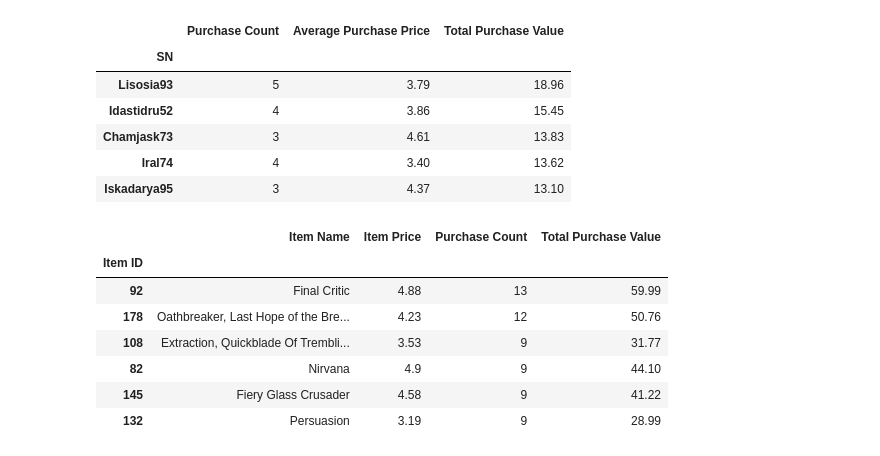
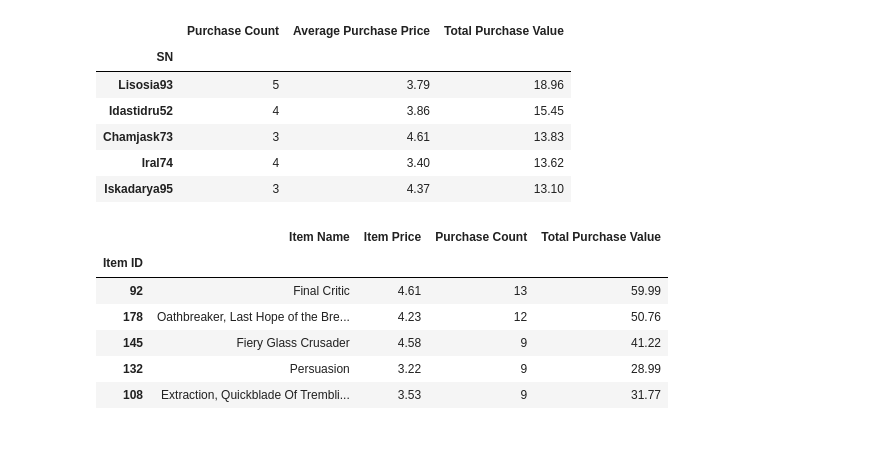
Before and after one commit to hannahduncan/pandas-challenge, a Jupyter notebook: HeroesOfPymoli/main.ipynb, the cells around one changed output. Drawn from its saved outputs; the diff is of its cells as text; code cells hidden in the pictures.

```diff
--- a/HeroesOfPymoli/main.ipynb
+++ b/HeroesOfPymoli/main.ipynb
@@ -54,6 +48,7 @@ Total revenue: $2379.77
 unique_users = []
 genders =[]
 ages = []
+items = []
 unique_items_list = []
 unique_items_dict = {}
 unique_items = []
@@ -74,7 +69,7 @@ with open(csvPath) as csvFile:
             ages.append(age)
         if itemID not in unique_items_list:
             unique_items_list.append(itemID)
-            unique_items_dict = {"Item ID": itemID, "Item Name": itemName, "Item Price":itemPrice}
+            unique_items_dict = {"Item ID": itemID, "Item Name": itemName}
             unique_items.append(unique_items_dict)
 # %%
 #Create unique_users_df (holds single row for each player's SN, Age)
@@ -105,8 +100,18 @@ unique_user_df
 576 rows × 2 columns
 # %%
 #Create unique_items_df (holds single row for each item's ItemID, Item Name, Price)
+avg_price_dict = {}
+avg_price_list = []
 
 unique_items_df = pd.DataFrame(unique_items)
 unique_items_df["Item ID"]=unique_items_df["Item ID"].astype(int)
 unique_items_df.set_index("Item ID")
+
+for item in unique_items_list:
+    individual_item_df = game_df.loc[game_df["Item ID"]==item,"Price"]
+    avgPrice = round(individual_item_df.mean(),2)
+    avg_price_list.append(avgPrice)
+
+unique_items_df["Item Price"]=avg_price_list
+unique_items_df.head()
 # %% [output]
@@ -193,14 +190,13 @@ unique_user_df["Age Ranges"] = pd.cut(unique_user_df["Age"], bins, labels=age_ra
 unique_user_df = unique_user_df.drop("Age",1)
 
 
-playerPerc = round(1/576*100,2)
+playerPerc = (1/576)*100
 for i in range(576):
     percent_list.append(playerPerc)
     age_count.append(1)
 
 unique_user_df["Percentage of Players"] = percent_list
 unique_user_df["Player Count"] = age_count
-#unique_user_df.reset_index()
 
 grouped_age_df = unique_user_df.groupby("Age Ranges")
 grouped_age_df.sum()
@@ -360,34 +356,33 @@ spenders_df.head()
 # %%
 #Most Popular Items
 
 items_list = []
 items_dict = {}
 item_name_list = []
 
 for i in range(len(unique_items_list)):
     itemID = int(unique_items_list[i])
     individual_item_df = game_df.loc[game_df["Item ID"]==itemID,:]
     itemPurchases = individual_item_df["Item Name"].count()
     totalItemPurchasePrice = individual_item_df["Price"].sum()
     items_dict = {"Item ID":itemID, "Purchase Count":itemPurchases, "Total Purchase Value":totalItemPurchasePrice}
     items_list.append(items_dict)
 
 items_df = pd.DataFrame(items_list)
 items_df = items_df.set_index("Item ID")
 
 top_items_merged_df = pd.merge(unique_items_df,items_df,on="Item ID")
 top_items_merged_df = top_items_merged_df.set_index("Item ID")
-top_items_merged_df = top_items_merged_df.sort_values(["Purchase Count"],ascending = False)
-top_items_merged_df.head(6)
+top_items_merged_df = top_items_merged_df.sort_values(["Purchase Count","Item ID"],ascending = False)
+top_items_merged_df.head()
 # %% [output]
 |  | Item Name | Item Price | Purchase Count | Total Purchase Value |
 | Item ID |  |  |  |  |
-| 92 | Final Critic | 4.88 | 13 | 59.99 |
+| 92 | Final Critic | 4.61 | 13 | 59.99 |
 | 178 | Oathbreaker, Last Hope of the Bre... | 4.23 | 12 | 50.76 |
+| 145 | Fiery Glass Crusader | 4.58 | 9 | 41.22 |
+| 132 | Persuasion | 3.22 | 9 | 28.99 |
 | 108 | Extraction, Quickblade Of Trembli... | 3.53 | 9 | 31.77 |
-| 82 | Nirvana | 4.9 | 9 | 44.10 |
-| 145 | Fiery Glass Crusader | 4.58 | 9 | 41.22 |
-| 132 | Persuasion | 3.19 | 9 | 28.99 |
 # %%
 #Most Profitable Items
 
```
Also changed, not shown: parts of 6 cells of this notebook.
